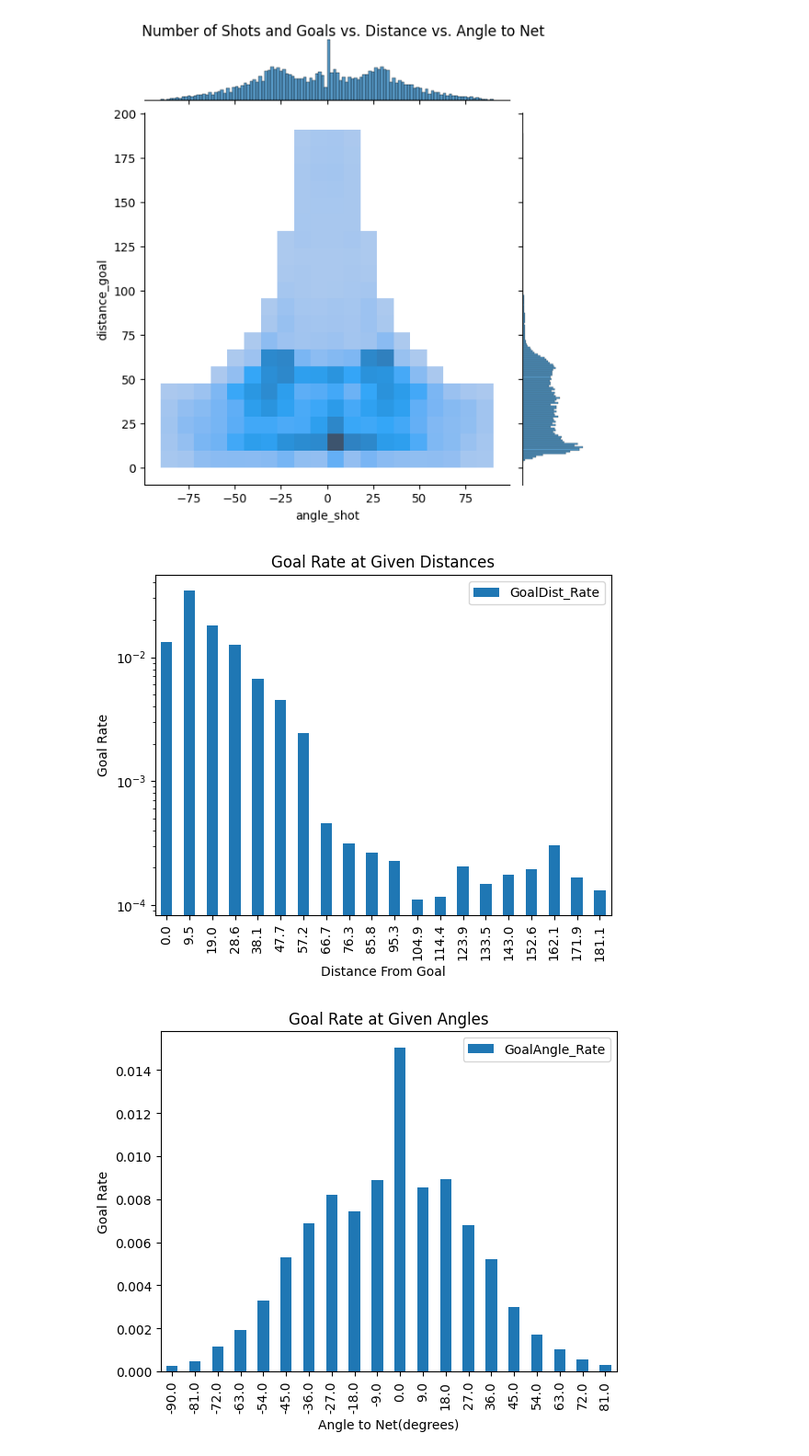
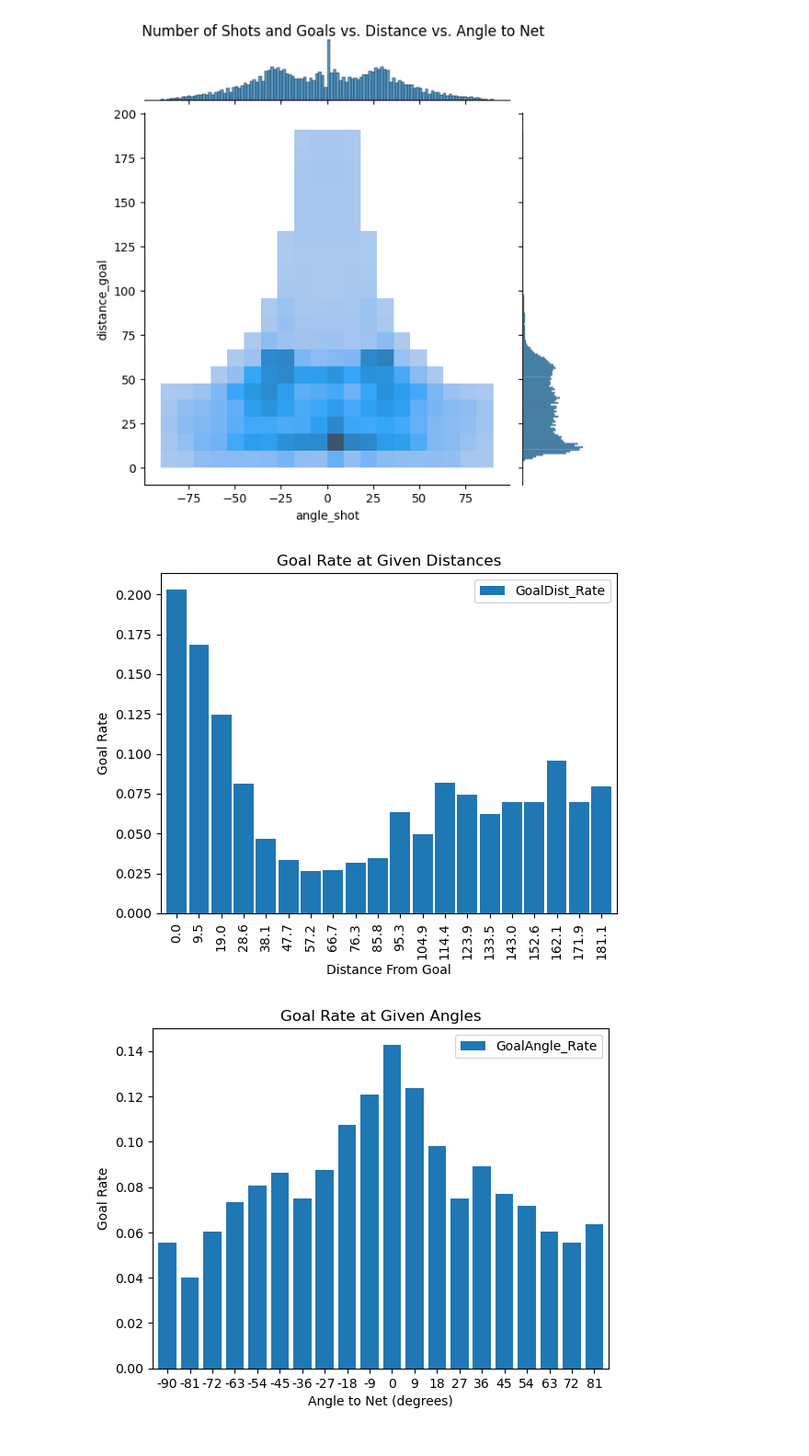
Before and after one commit to Jay-D13/IFT6758-A5-NHL, a Jupyter notebook: notebooks/Milestone2/2 - Features.ipynb, the cells around one changed output. Shown at 92% size. Drawn from its saved outputs; the diff is of its cells as text; code cells hidden in the pictures.

Commit message:
Fix goal rate of section 2 and print anomalies

```diff
--- a/notebooks/Milestone2/2 - Features.ipynb
+++ b/notebooks/Milestone2/2 - Features.ipynb
@@ -39,5 +42,5 @@ Found 105 playoff games for season 2020-2021
 # %%
 from ift6758.features import FeatureEng
 data_path_clean = './../../ift6758/data/json_clean/'
-w = FeatureEng(data_path_clean)
+df_eng = FeatureEng(data_path_clean)
 # %%
@@ -162,24 +165,23 @@ plt.show()
 # %% [output]
 [figure]
 # %%
-df_rates = w.getProbabilities(20)
+df_rates = df_eng.getProbabilities(20)
 # %%
 x1 = [0.0, 9.5, 19.0, 28.6, 38.1, 47.7, 57.2, 66.7, 76.3, 85.8, 95.3, 104.9, 114.4, 123.9, 133.5, 143.0, 152.6, 162.1, 171.9, 181.1]
 df_rates['distance_point'] = x1
-ax5 = df_rates.plot(x = 'distance_point', y = 'GoalDist_Rate', kind='bar')
+ax5 = df_rates.plot(x = 'distance_point', y = 'GoalDist_Rate', kind='bar', width=0.9)
 ax5.set(title = 'Goal Rate at Given Distances', xlabel = 'Distance From Goal', ylabel= 'Goal Rate')
-plt.yscale('log')
 plt.show()
 # %% [output]
-[figure, old version]
+[figure, new version]
 # %%
-x2 = [-90.0, -81.0, -72.0, -63.0, -54.0, -45.0, -36.0, -27.0, -18.0, -9.0, 0.0, 9.0, 18.0, 27.0, 36.0, 45.0, 54.0, 63.0, 72.0, 81.0]
+x2 = np.arange(-90, 90, 9)
 df_rates['angle_point'] = x2
-ax6 = df_rates.plot(x = 'angle_point', y = 'GoalAngle_Rate', kind='bar')
-ax6.set(title = 'Goal Rate at Given Angles', xlabel = 'Angle to Net(degrees)', ylabel = 'Goal Rate')
-
+ax6 = df_rates.plot(x = 'angle_point', y = 'GoalAngle_Rate', kind='bar', width=0.8)
+ax6.set(title = 'Goal Rate at Given Angles', xlabel = 'Angle to Net (degrees)', ylabel = 'Goal Rate')
+ax6.set_xticklabels(x2, rotation=0)
 plt.show()
 # %% [output]
-[figure, old version]
+[figure, new version]
 # %%
 ax7 = sns.histplot(data = goals, x = 'distance_goal', hue = 'empty_net', bins = 20)
```
Also changed, not shown: parts of 10 cells of this notebook, 2 other files.
